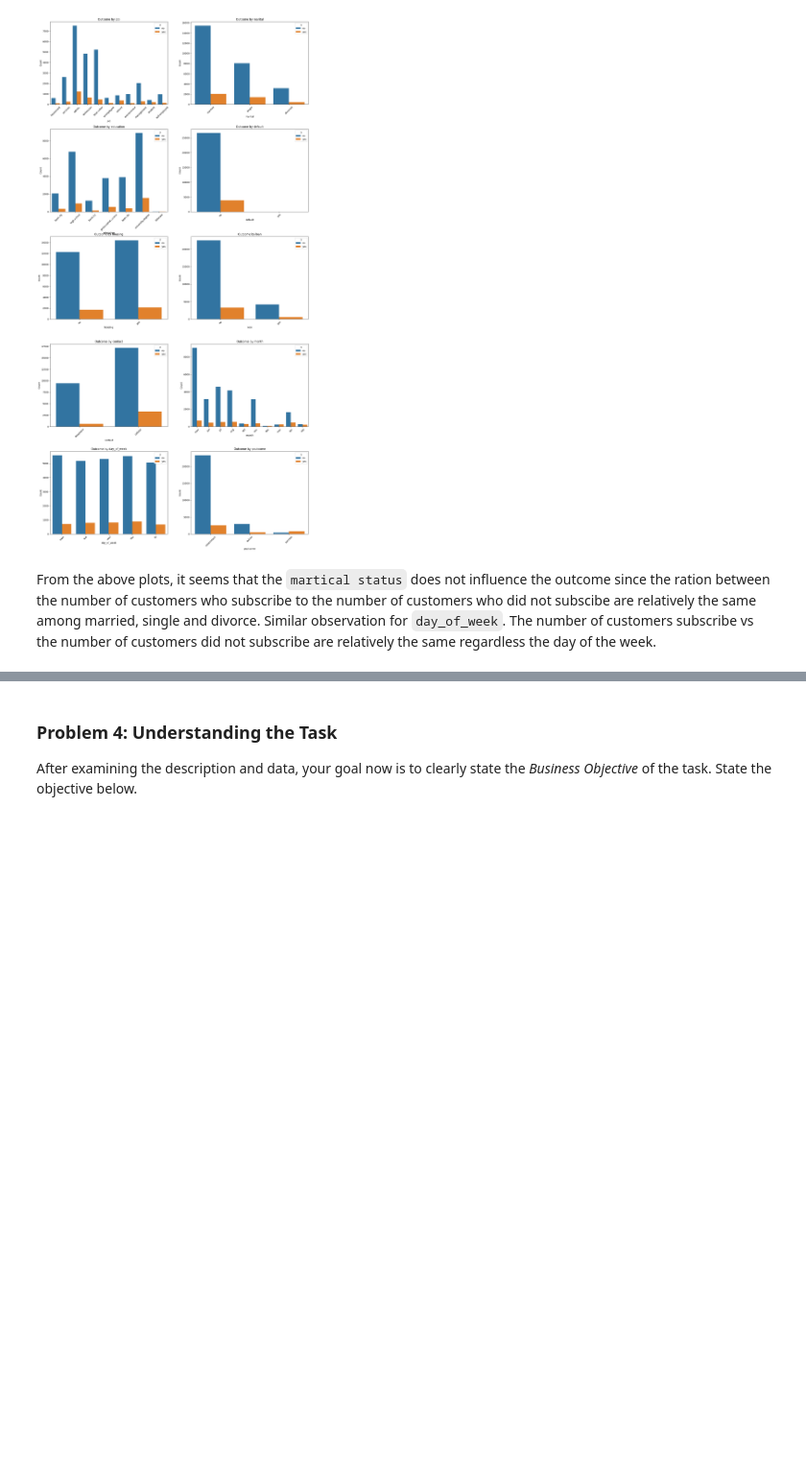
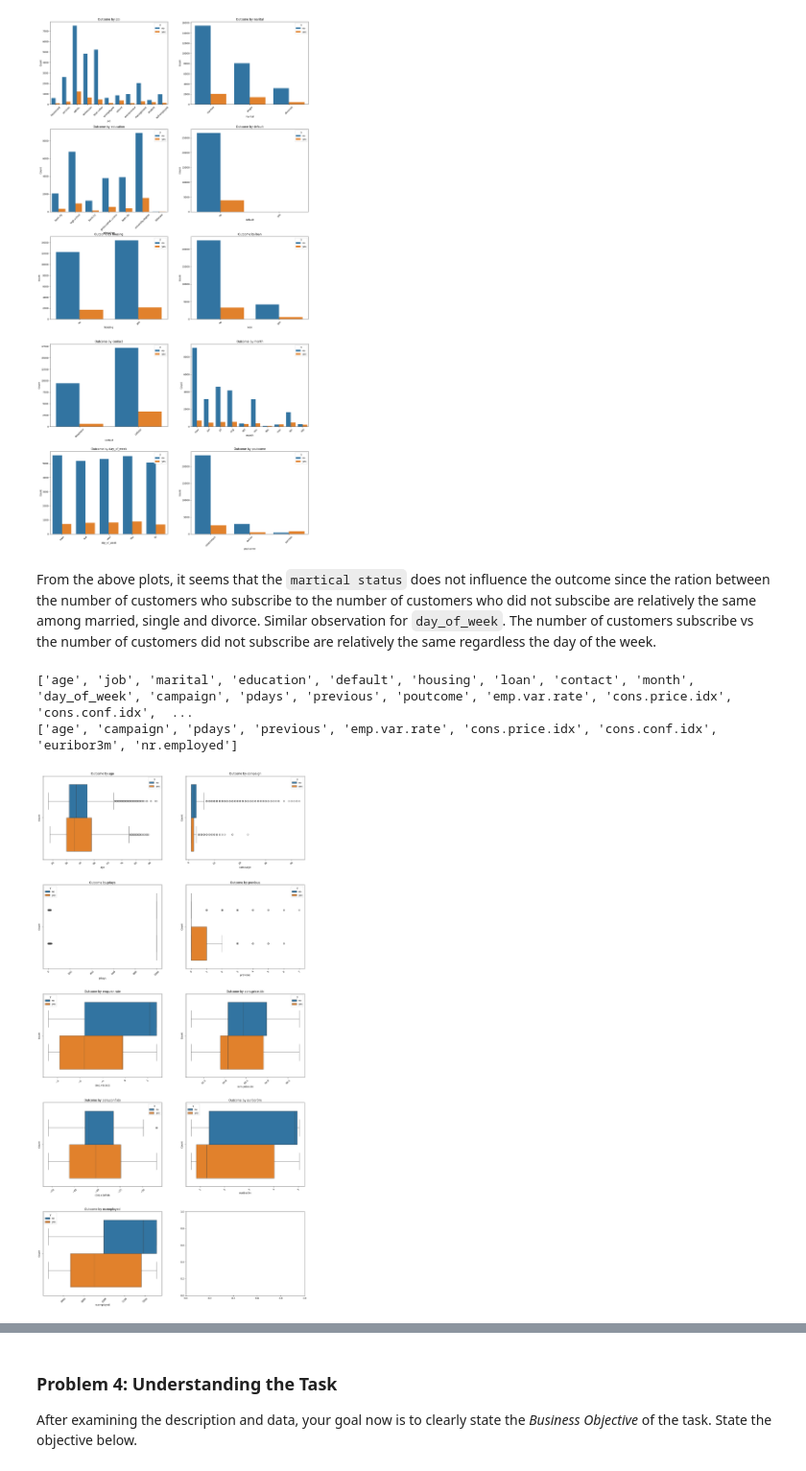
Before and after one commit to sandrayu49/Berkeley_AI_Module_17_Portuguese_Banking, a Jupyter notebook: prompt_III.ipynb, the cells around one changed output, grey strips where cells are left out. Shown: that part at 96% size. Cells and saved outputs as stored; diff of their text form; code cells hidden in the pictures; blank space fills up the shorter version.

```diff
--- a/prompt_III.ipynb
+++ b/prompt_III.ipynb
@@ -92,17 +99,34 @@ plt.show()
 # %% [markdown]
 From the above plots, it seems that the `martical status` does not influence the outcome since the ration between the number of customers who subscribe to the number of customers who did not subscibe are relatively the same among married, single and divorce.  Similar observation for `day_of_week`.  The number of customers subscribe vs the number of customers did not subscribe are relatively the same regardless the day of the week.
 # %%
-df_num_cols = df.select_dtypes(include='number').columns.tolist()
 
-figure, ax = plt.subplots(len(df_num_cols)// 2, 2, figsize=(20, 40))
+from sklearn.preprocessing import StandardScaler
 
-for i, col in enumerate(df_cat_cols):
+df_nums = df.select_dtypes(include='number')
+df_num_cols = df_nums.columns.tolist()
+print(df.columns.tolist())
+print(df_num_cols)
+
+# scaler = StandardScaler()
+# df_nums = pd.DataFrame(scaler.fit_transform(df_nums), columns=df_nums.columns)
+# print(df_nums.head())
+
+
+df_nums['y'] = df['y']
+
+figure, ax = plt.subplots(len(df_num_cols)// 2 + 1, 2, figsize=(20, 40))
+
+for i, col in enumerate(df_num_cols):
   if col == 'y':
     continue
-  sns.countplot(x=col, hue='y', data=df, ax=ax[i//2, i%2])
+  sns.boxplot(x=col, hue='y', data=df_nums, ax=ax[i//2, i%2])
   ax[i//2, i%2].set_title(f"Outcome by {col}")
   ax[i//2, i%2].set_xlabel(col)
   ax[i//2, i%2].set_ylabel('Count')
   ax[i//2, i%2].set_xticklabels(ax[i//2, i%2].get_xticklabels(), rotation=45)
 plt.subplots_adjust(hspace=0.3)
 plt.show()
+# %% [output]
+['age', 'job', 'marital', 'education', 'default', 'housing', 'loan', 'contact', 'month', 'day_of_week', 'campaign', 'pdays', 'previous', 'poutcome', 'emp.var.rate', 'cons.price.idx', 'cons.conf.idx',  ...
+['age', 'campaign', 'pdays', 'previous', 'emp.var.rate', 'cons.price.idx', 'cons.conf.idx', 'euribor3m', 'nr.employed']
+[figure, added]
```
Also changed, not shown: parts of 6 cells of this notebook.
